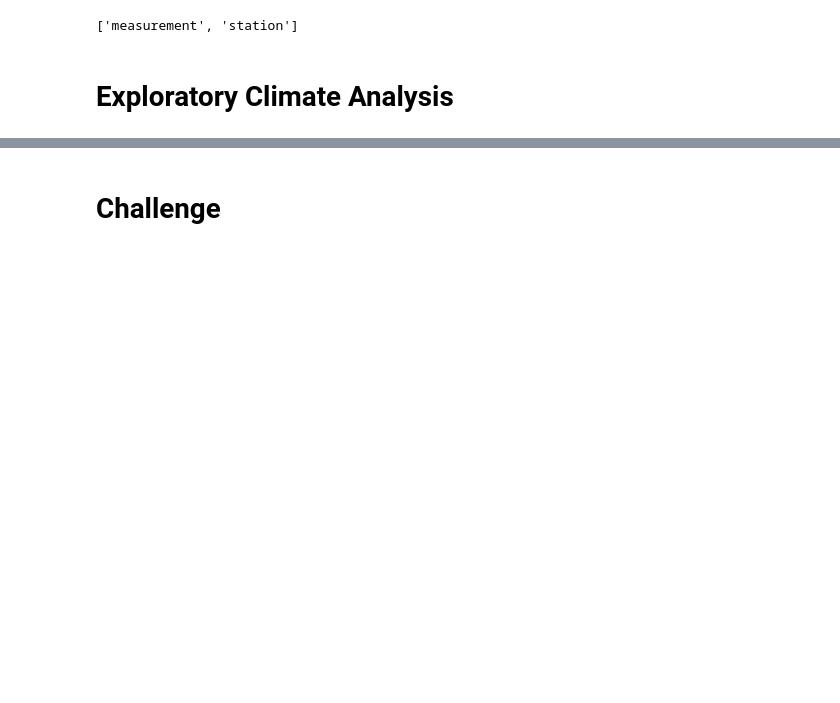
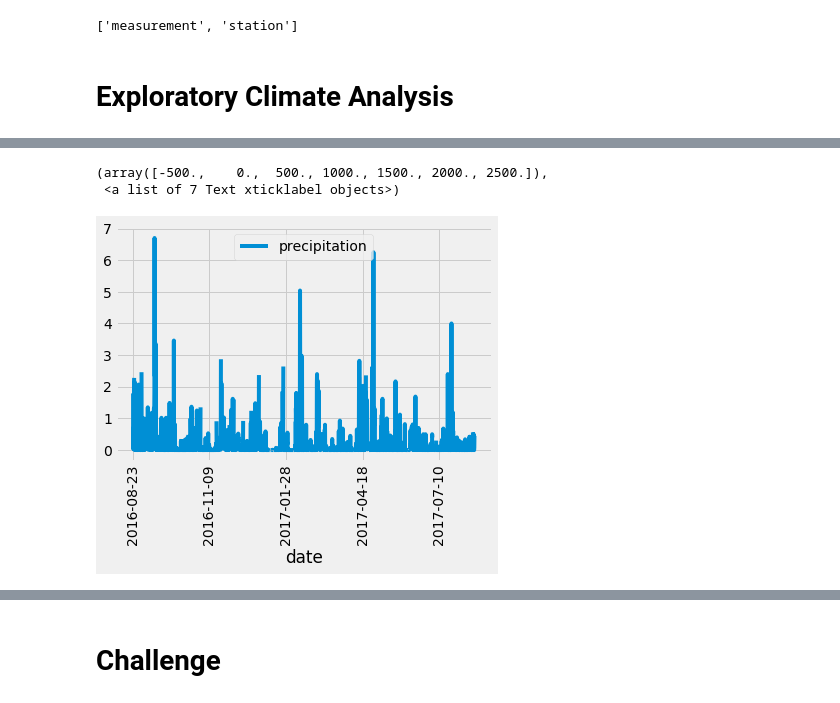
Before and after one commit to menlodoug/surfs_up, a Jupyter notebook: climate_analysis.ipynb, the cells around one changed output, grey strips where cells are left out. Saved outputs shown, nothing was run; the diff lists cells and outputs as text; code cells hidden in the pictures; blank space fills up the shorter version.

```diff
--- a/climate_analysis.ipynb
+++ b/climate_analysis.ipynb
@@ -40,12 +40,17 @@ session = Session(engine)
 # %%
 # Design a query to retrieve the last 12 months of precipitation data and plot the results.
 #Starting from the last data point in the database.
+prev_year = dt.date(2017, 8, 23)
 
 # Calculate the date one year from the last date in data set.
+prev_year = dt.date(2017, 8, 23) - dt.timedelta(days=365)
 
 # Perform a query to retrieve the data and precipitation scores
+results = session.query(Measurement.date, Measurement.prcp).filter(Measurement.date >= prev_year).all()
+print(results)
 
 # Save the query results as a Pandas DataFrame and set the index to the date column
+
 
 # Sort the dataframe by date
 
@@ -53,2 +60,6 @@ session = Session(engine)
 # %%
 # Use Pandas to calcualte the summary statistics for the precipitation data
+df = pd.DataFrame(results, columns=['date','precipitation'])
+df.set_index(df['date'], inplace=True)
+df = df.sort_index()
+print(df.to_string(index=False))
@@ -54,0 +84,7 @@ session = Session(engine)
+# %%
+df.plot()
+plt.xticks(rotation=90)
+# %% [output]
+(array([-500.,    0.,  500., 1000., 1500., 2000., 2500.]),
+ <a list of 7 Text xticklabel objects>)
+[figure, added]
```
Also changed, not shown: parts of 3 cells of this notebook.
